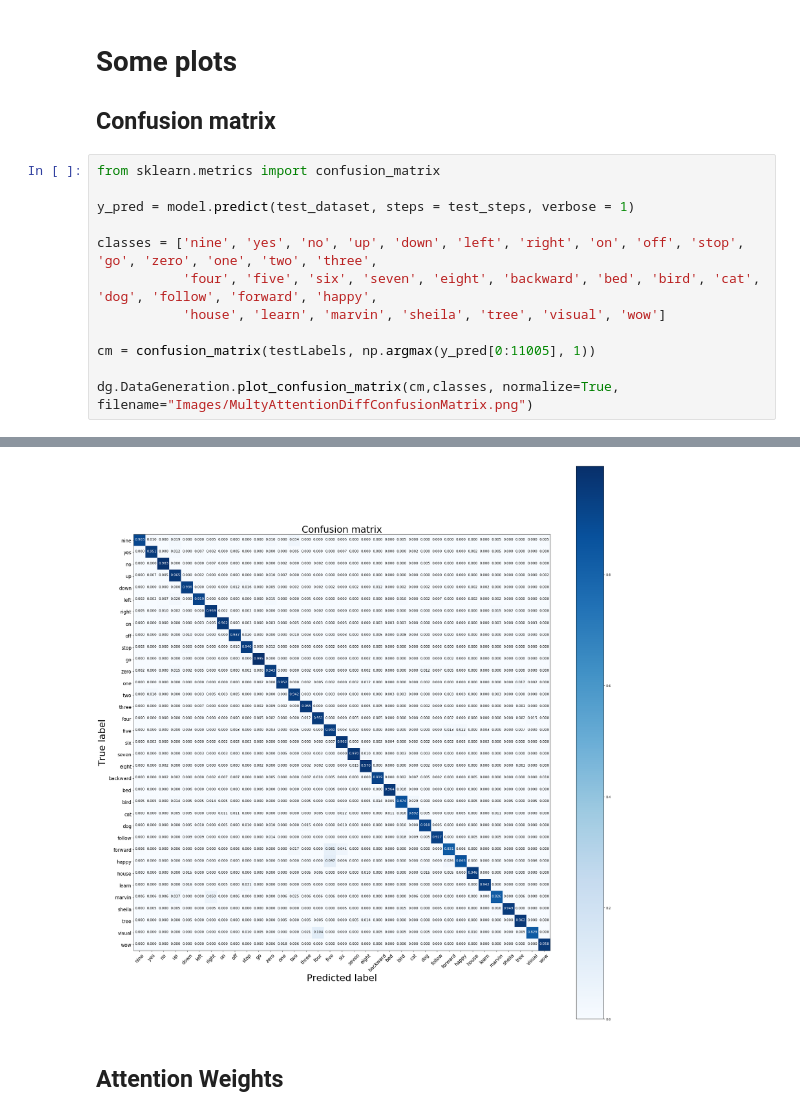
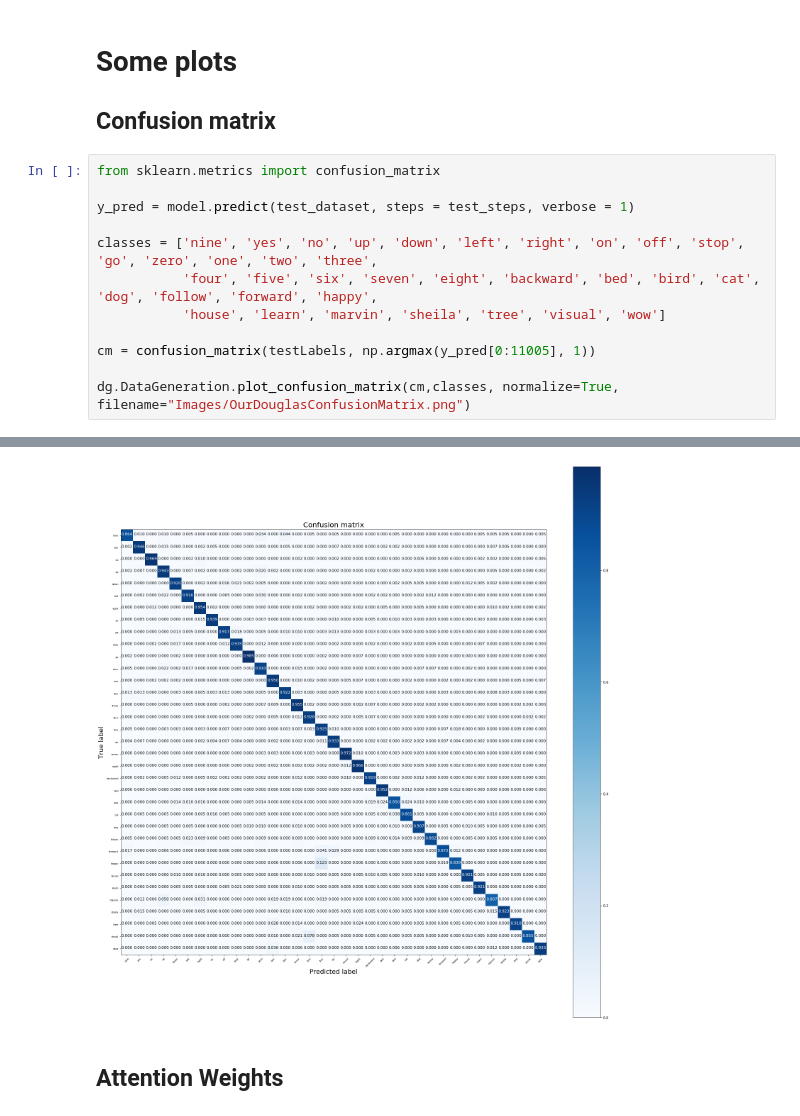
Before and after one commit to XWerer/HDA_Project, a Jupyter notebook: Train.ipynb, the cells around one changed output, grey strips where cells are left out. Saved outputs shown, nothing was run; the diff lists cells and outputs as text.

```diff
--- a/Train.ipynb
+++ b/Train.ipynb
@@ -707,5 +725,5 @@ classes = ['nine', 'yes', 'no', 'up', 'down', 'left', 'right', 'on', 'off', 'sto
 
 cm = confusion_matrix(testLabels, np.argmax(y_pred[0:11005], 1))
 
-dg.DataGeneration.plot_confusion_matrix(cm,classes, normalize=True, filename="Images/MultyAttentionDiffConfusionMatrix.png")
+dg.DataGeneration.plot_confusion_matrix(cm,classes, normalize=True, filename="Images/OurDouglasConfusionMatrix.png")
 # %% [output]
@@ -713,5 +731,5 @@ dg.DataGeneration.plot_confusion_matrix(cm,classes, normalize=True, filename="Im
 Normalized confusion matrix
-[figure, old version]
+[figure, new version]
 # %% [markdown]
 ## Attention Weights
 # %%
```
Also changed, not shown: parts of 6 cells of this notebook, 24 other files.
